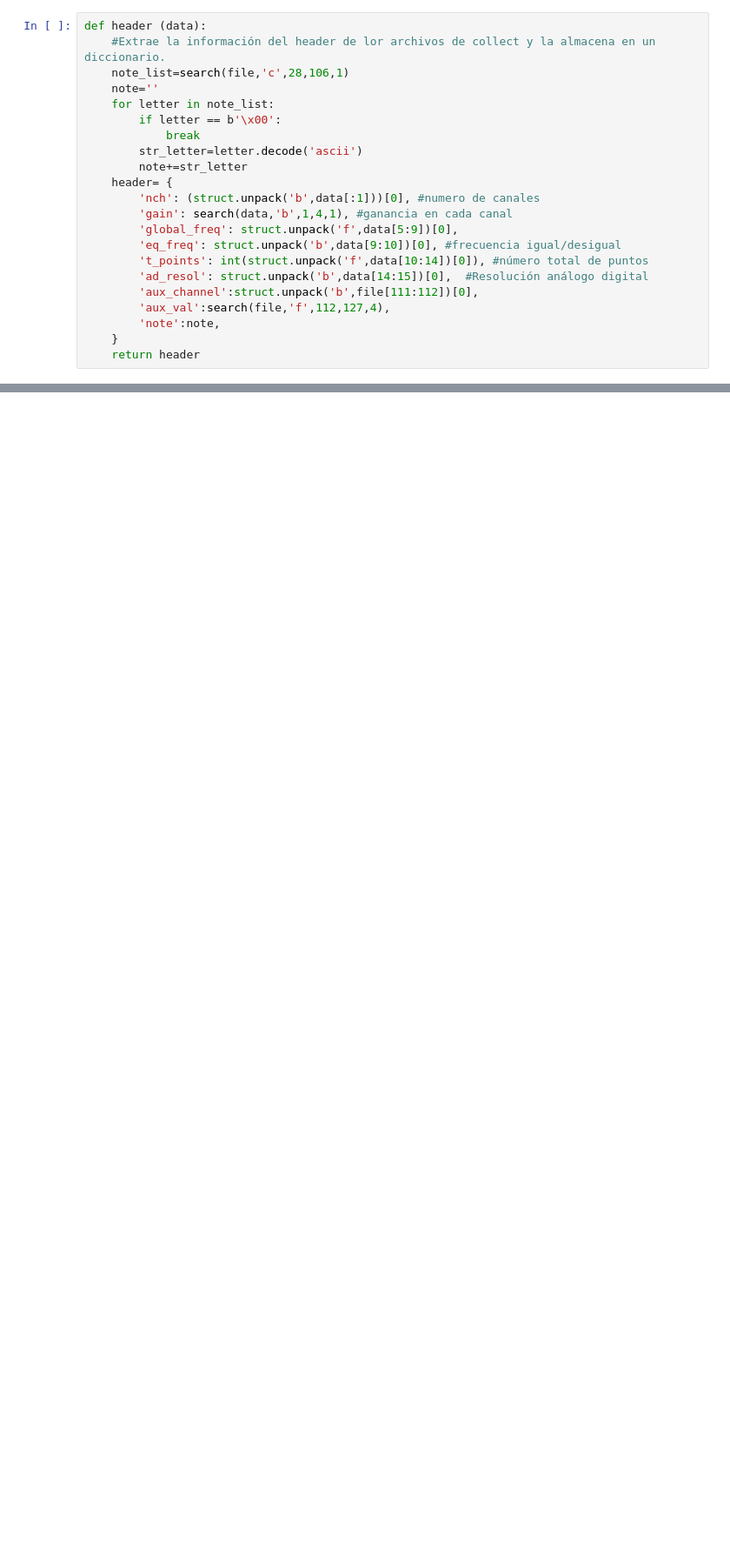
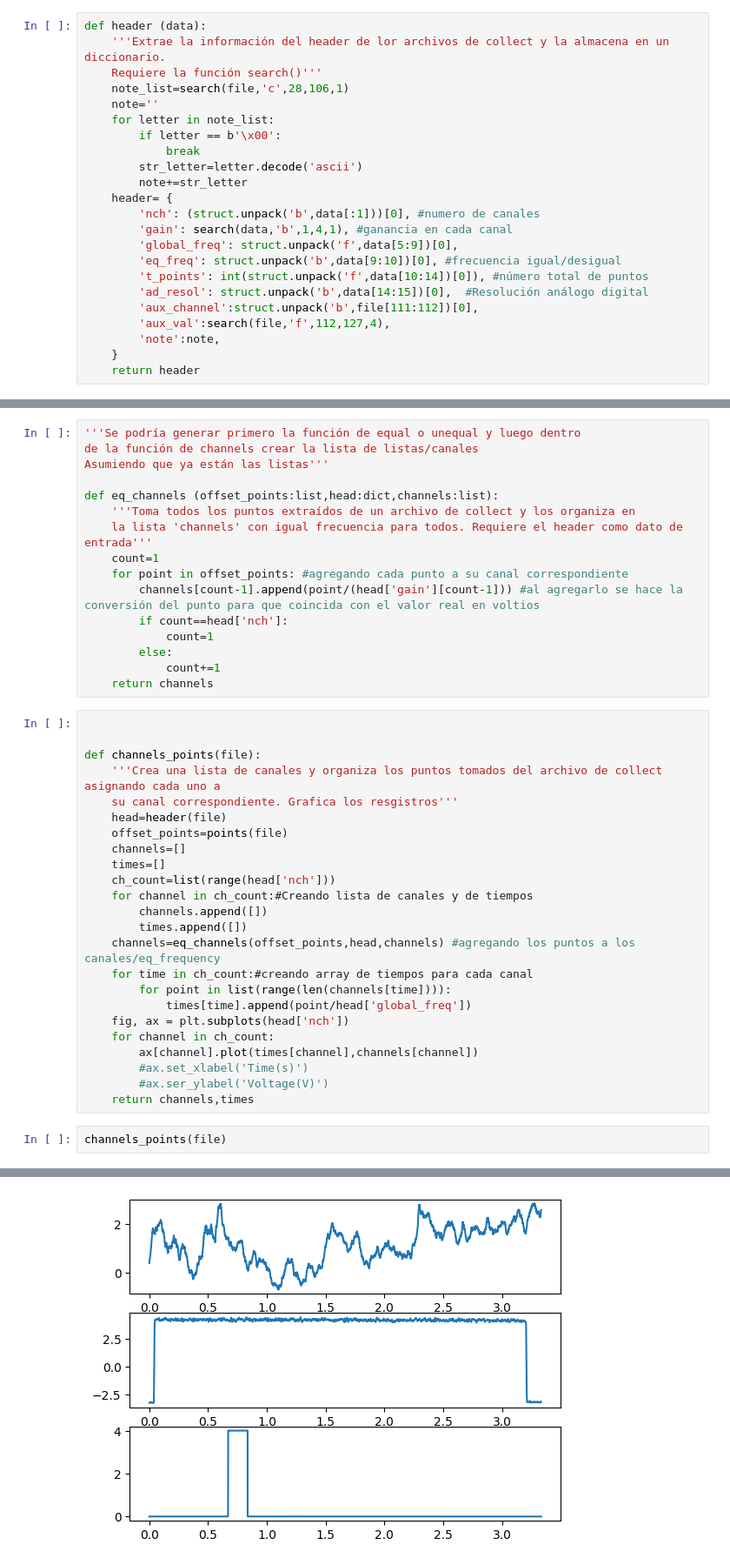
Before and after one commit to bktoo/practica, a Jupyter notebook: scripts/readanal.ipynb, the cells around one changed output, grey strips where cells are left out. Shown at 87% size. Saved outputs shown, nothing was run; the diff lists cells and outputs as text; blank space fills up the shorter version.

```diff
--- a/scripts/readanal.ipynb
+++ b/scripts/readanal.ipynb
@@ -22,7 +24,8 @@ def search (data,format:str,start:int,end:int,size:int):
     return list
 # %%
 def header (data):
-    #Extrae la información del header de lor archivos de collect y la almacena en un diccionario.
+    '''Extrae la información del header de lor archivos de collect y la almacena en un diccionario.
+    Requiere la función search()'''
     note_list=search(file,'c',28,106,1)
     note=''
     for letter in note_list:
@@ -75,0 +58,43 @@ print(ch2)
+# %%
+'''Se podría generar primero la función de equal o unequal y luego dentro
+de la función de channels crear la lista de listas/canales
+Asumiendo que ya están las listas'''
+
+def eq_channels (offset_points:list,head:dict,channels:list):
+    '''Toma todos los puntos extraídos de un archivo de collect y los organiza en
+    la lista 'channels' con igual frecuencia para todos. Requiere el header como dato de entrada'''
+    count=1
+    for point in offset_points: #agregando cada punto a su canal correspondiente
+        channels[count-1].append(point/(head['gain'][count-1])) #al agregarlo se hace la conversión del punto para que coincida con el valor real en voltios
+        if count==head['nch']:
+            count=1
+        else:
+            count+=1
+    return channels
+# %%
+
+
+def channels_points(file):
+    '''Crea una lista de canales y organiza los puntos tomados del archivo de collect asignando cada uno a
+    su canal correspondiente. Grafica los resgistros'''
+    head=header(file)
+    offset_points=points(file)
+    channels=[]
+    times=[]
+    ch_count=list(range(head['nch']))
+    for channel in ch_count:#Creando lista de canales y de tiempos
+        channels.append([])
+        times.append([])
+    channels=eq_channels(offset_points,head,channels) #agregando los puntos a los canales/eq_frequency
+    for time in ch_count:#creando array de tiempos para cada canal
+        for point in list(range(len(channels[time]))):
+            times[time].append(point/head['global_freq'])
+    fig, ax = plt.subplots(head['nch'])
+    for channel in ch_count:
+        ax[channel].plot(times[channel],channels[channel])
+        #ax.set_xlabel('Time(s)')
+        #ax.ser_ylabel('Voltage(V)')
+    return channels,times
+# %%
+channels_points(file)
+# %% [output]
@@ -75,0 +118 @@ print(ch2)
+[figure, added]
```
Also changed, not shown: parts of 6 cells of this notebook, 1 other file.
